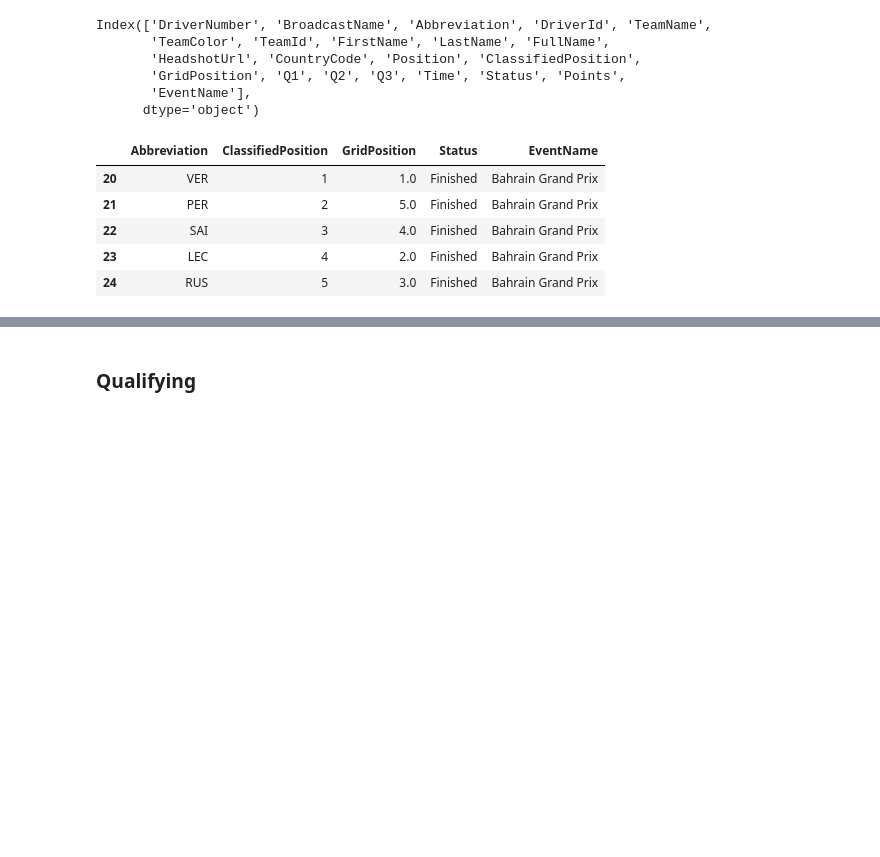
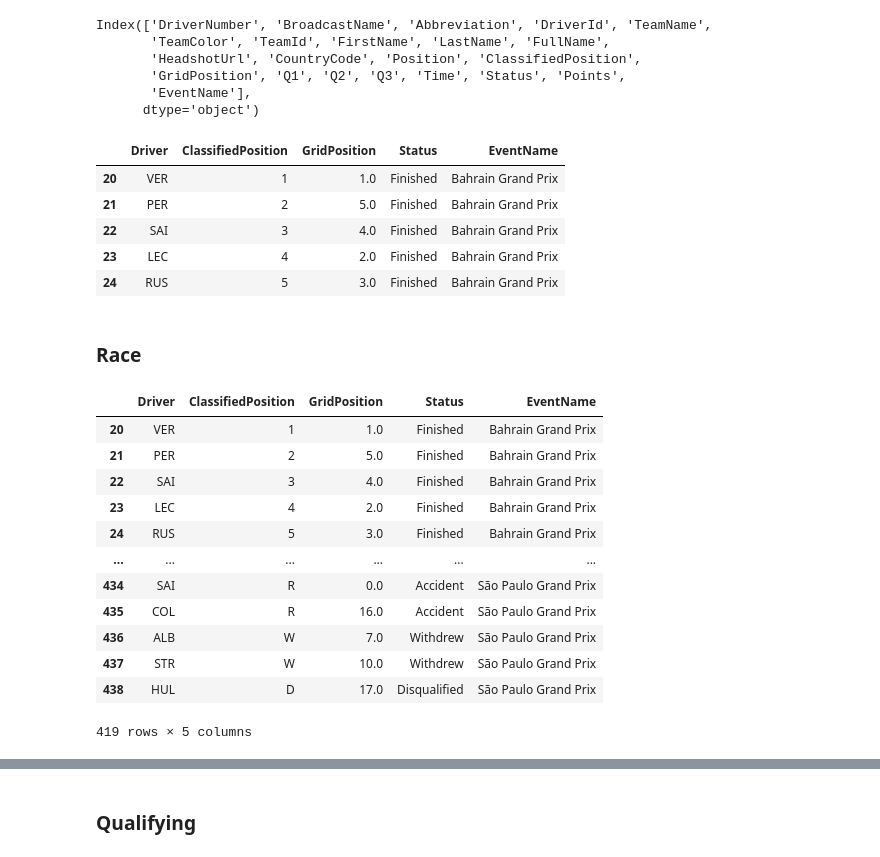
Before and after one commit to mihalisag/data-podium, a Jupyter notebook: f1_telemetry.ipynb, the cells around one changed output, grey strips where cells are left out. Drawn from its saved outputs; the diff is of its cells as text; code cells hidden in the pictures; blank space fills up the shorter version.

```diff
--- a/f1_telemetry.ipynb
+++ b/f1_telemetry.ipynb
@@ -283,11 +283,31 @@ Index(['DriverNumber', 'BroadcastName', 'Abbreviation', 'DriverId', 'TeamName',
 # %%
 results_df = results_df[['Abbreviation', 'ClassifiedPosition', 'GridPosition', 'Status', 'EventName']]
 results_df = results_df[results_df['EventName'] != 'Pre-Season Testing']
+results_df = results_df.rename(columns={'Abbreviation': 'Driver'})
 results_df.head()
 # %% [output]
-|  | Abbreviation | ClassifiedPosition | GridPosition | Status | EventName |
+|  | Driver | ClassifiedPosition | GridPosition | Status | EventName |
 | 20 | VER | 1 | 1.0 | Finished | Bahrain Grand Prix |
 | 21 | PER | 2 | 5.0 | Finished | Bahrain Grand Prix |
 | 22 | SAI | 3 | 4.0 | Finished | Bahrain Grand Prix |
 | 23 | LEC | 4 | 2.0 | Finished | Bahrain Grand Prix |
 | 24 | RUS | 5 | 3.0 | Finished | Bahrain Grand Prix |
+# %% [markdown]
+### Race
+# %%
+races_df = results_df.copy()
+races_df
+# %% [output]
+|  | Driver | ClassifiedPosition | GridPosition | Status | EventName |
+| 20 | VER | 1 | 1.0 | Finished | Bahrain Grand Prix |
+| 21 | PER | 2 | 5.0 | Finished | Bahrain Grand Prix |
+| 22 | SAI | 3 | 4.0 | Finished | Bahrain Grand Prix |
+| 23 | LEC | 4 | 2.0 | Finished | Bahrain Grand Prix |
+| 24 | RUS | 5 | 3.0 | Finished | Bahrain Grand Prix |
+| ... | ... | ... | ... | ... | ... |
+| 434 | SAI | R | 0.0 | Accident | São Paulo Grand Prix |
+| 435 | COL | R | 16.0 | Accident | São Paulo Grand Prix |
+| 436 | ALB | W | 7.0 | Withdrew | São Paulo Grand Prix |
+| 437 | STR | W | 10.0 | Withdrew | São Paulo Grand Prix |
+| 438 | HUL | D | 17.0 | Disqualified | São Paulo Grand Prix |
+419 rows × 5 columns
```
Also changed, not shown: parts of 10 cells of this notebook, 6 other files.
